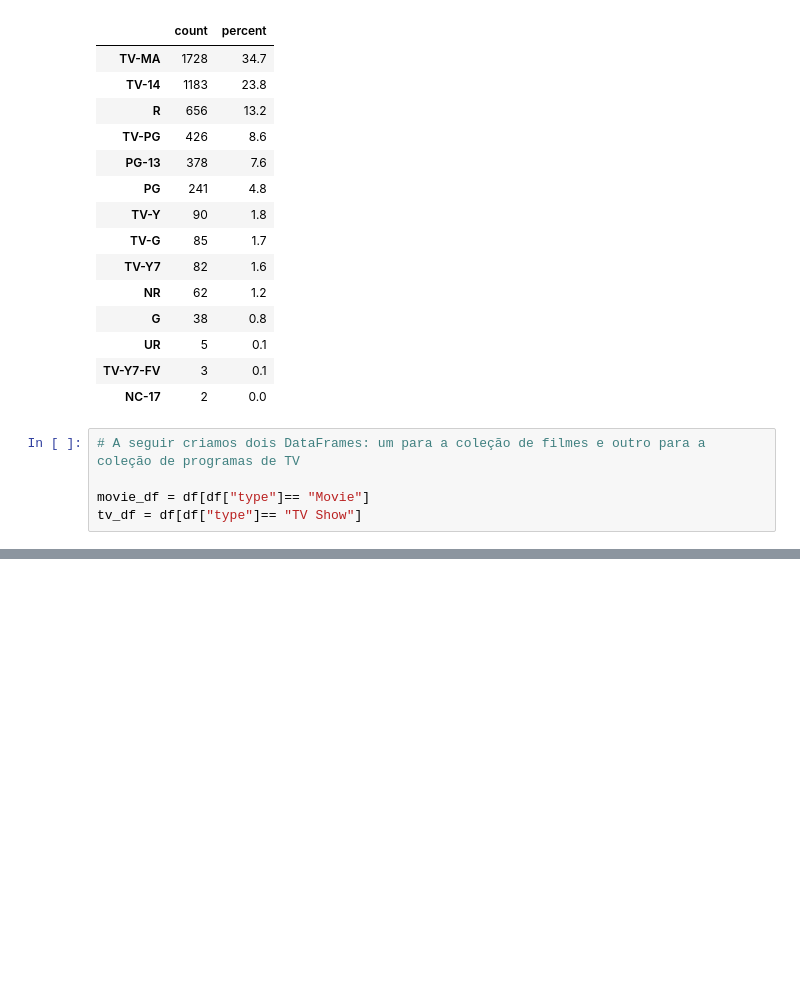
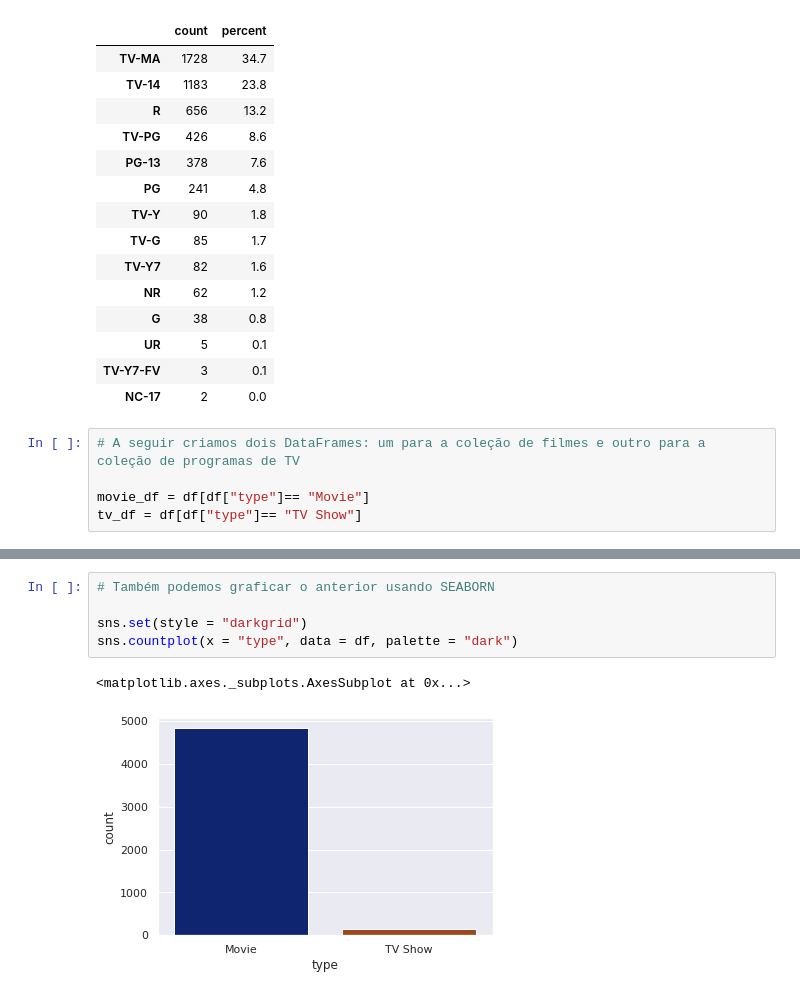
Before and after one commit to EddyGiusepe/Sistema_RECOMENDACION_Netflix, a Jupyter notebook: Netflix_RECOMMENDATION.ipynb, the cells around one changed output, grey strips where cells are left out. Saved outputs shown, nothing was run; the diff lists cells and outputs as text; blank space fills up the shorter version.

```diff
--- a/Netflix_RECOMMENDATION.ipynb
+++ b/Netflix_RECOMMENDATION.ipynb
@@ -399,0 +416,8 @@ tv_df.head(10)
+# %%
+# Também podemos graficar o anterior usando SEABORN
+
+sns.set(style = "darkgrid")
+sns.countplot(x = "type", data = df, palette = "dark")
+# %% [output]
+<matplotlib.axes._subplots.AxesSubplot at 0x...>
+[figure, added]
```
Also changed, not shown: parts of 7 cells of this notebook.
